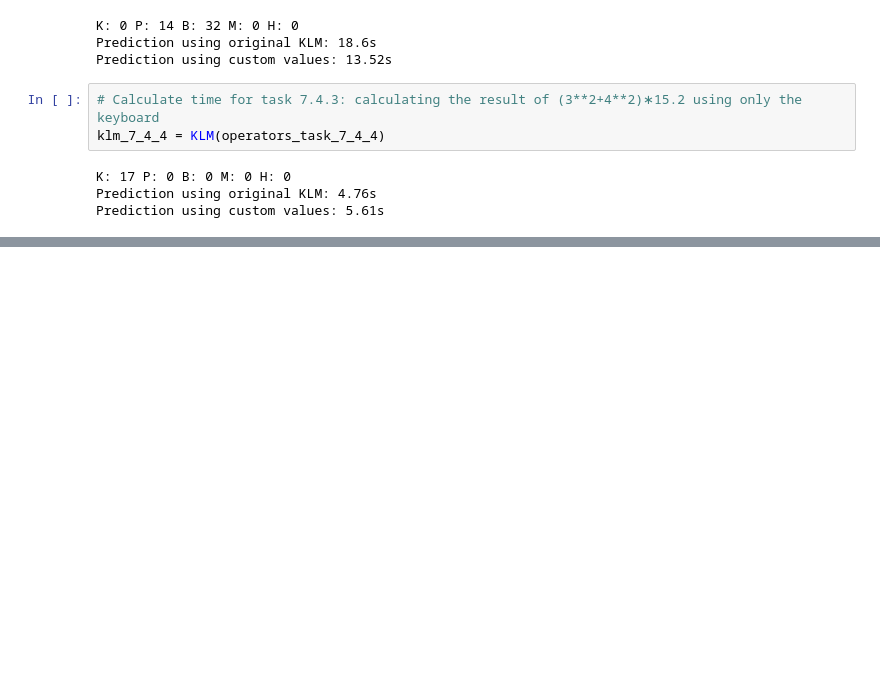
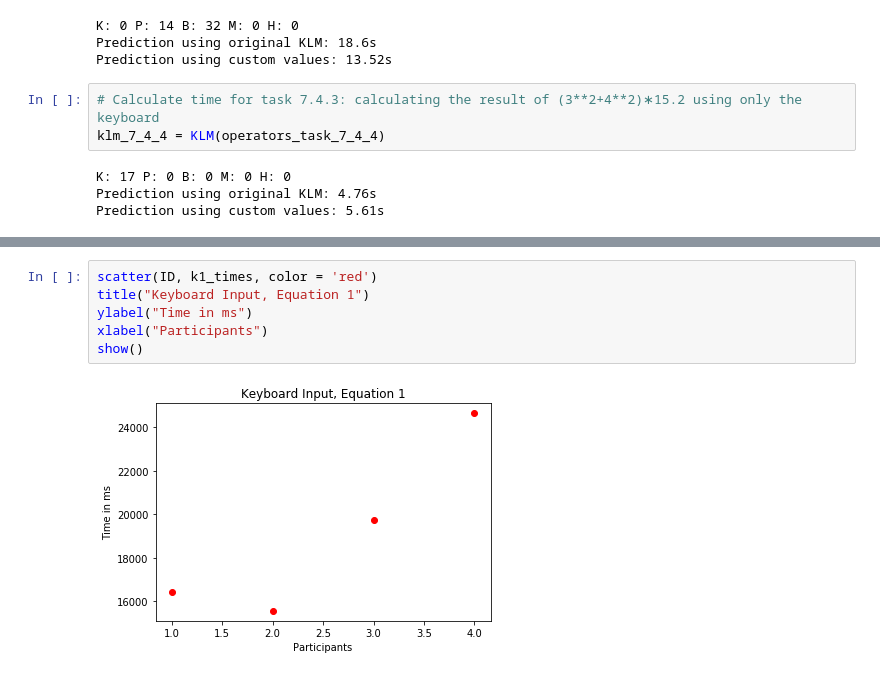
Before and after one commit to JonasPuchinger/Assignment_007, a Jupyter notebook: klm_report.ipynb, the cells around one changed output, grey strips where cells are left out. Drawn from its saved outputs; the diff is of its cells as text; blank space fills up the shorter version.

```diff
--- a/klm_report.ipynb
+++ b/klm_report.ipynb
@@ -38,0 +103,8 @@ Prediction using custom values: 5.61s
+# %%
+scatter(ID, k1_times, color = 'red')
+title("Keyboard Input, Equation 1")
+ylabel("Time in ms")
+xlabel("Participants")
+show()
+# %% [output]
+[figure, added]
```
Also changed, not shown: parts of 28 cells of this notebook, 2 other files.
